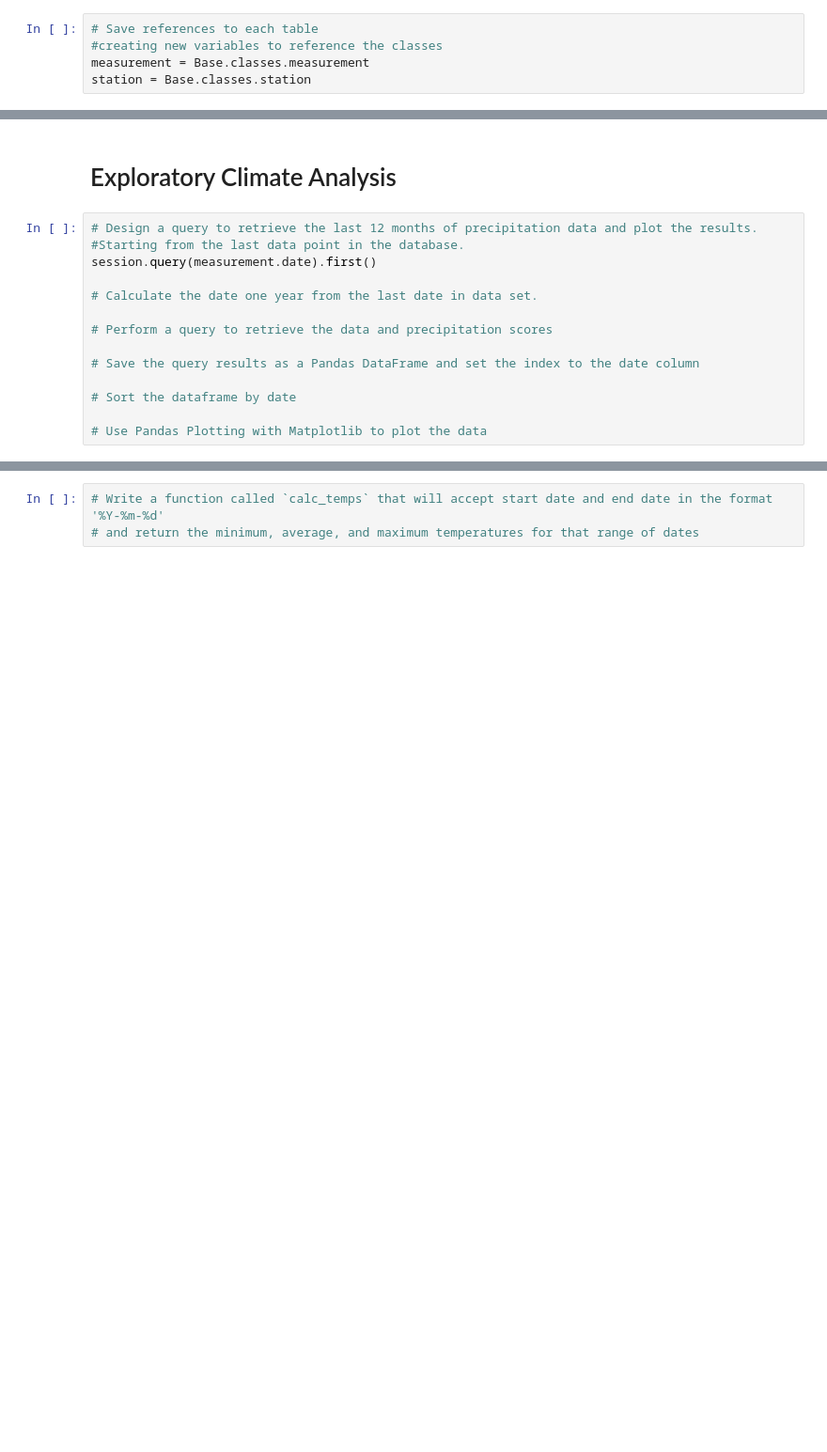
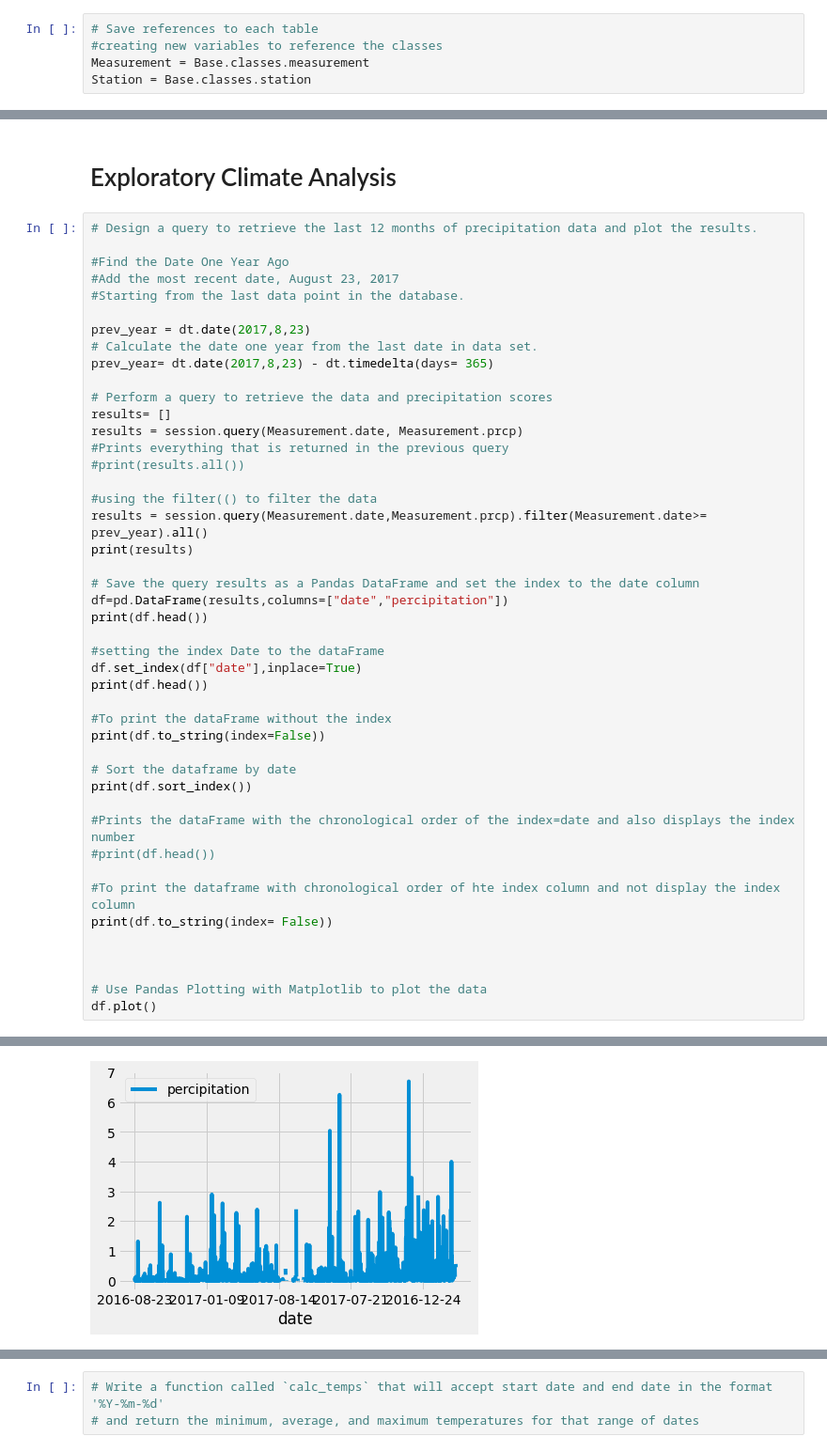
Before and after one commit to swathy84/surfs_up, a Jupyter notebook: climate_analysis.ipynb, the cells around one changed output, grey strips where cells are left out. Shown: that part at 94% size. Cells and saved outputs as stored; diff of their text form; blank space fills up the shorter version.

Commit message:
Adding the Precipitation and station analysis

```diff
--- a/climate_analysis.ipynb
+++ b/climate_analysis.ipynb
@@ -32,8 +32,8 @@ Base.classes.keys()
 # %%
 # Save references to each table
 #creating new variables to reference the classes
-measurement = Base.classes.measurement
-station = Base.classes.station
+Measurement = Base.classes.measurement
+Station = Base.classes.station
 # %%
 # Create our session (link) from Python to the DB
 session = Session(engine)
@@ -41,16 +41,47 @@ session = Session(engine)
 # Exploratory Climate Analysis
 # %%
 # Design a query to retrieve the last 12 months of precipitation data and plot the results.
+
+#Find the Date One Year Ago
+#Add the most recent date, August 23, 2017
 #Starting from the last data point in the database.
-session.query(measurement.date).first()
 
+prev_year = dt.date(2017,8,23)
 # Calculate the date one year from the last date in data set.
+prev_year= dt.date(2017,8,23) - dt.timedelta(days= 365)
 
 # Perform a query to retrieve the data and precipitation scores
+results= []
+results = session.query(Measurement.date, Measurement.prcp)
+#Prints everything that is returned in the previous query
+#print(results.all())
+
+#using the filter(() to filter the data
+results = session.query(Measurement.date,Measurement.prcp).filter(Measurement.date>= prev_year).all()
+print(results)
 
 # Save the query results as a Pandas DataFrame and set the index to the date column
+df=pd.DataFrame(results,columns=["date","percipitation"])
+print(df.head())
+
+#setting the index Date to the dataFrame
+df.set_index(df["date"],inplace=True)
+print(df.head())
+
+#To print the dataFrame without the index
+print(df.to_string(index=False))
 
 # Sort the dataframe by date
+print(df.sort_index())
+
+#Prints the dataFrame with the chronological order of the index=date and also displays the index number
+#print(df.head())
+
+#To print the dataframe with chronological order of hte index column and not display the index column
+print(df.to_string(index= False))
+
+
 
 # Use Pandas Plotting with Matplotlib to plot the data
+df.plot()
 # %% [output]
@@ -58,2 +106,3 @@ session.query(measurement.date).first()
+[figure, added]
 # %%
 # Use Pandas to calcualte the summary statistics for the precipitation data
```
Also changed, not shown: parts of 8 cells of this notebook, 1 other file.
